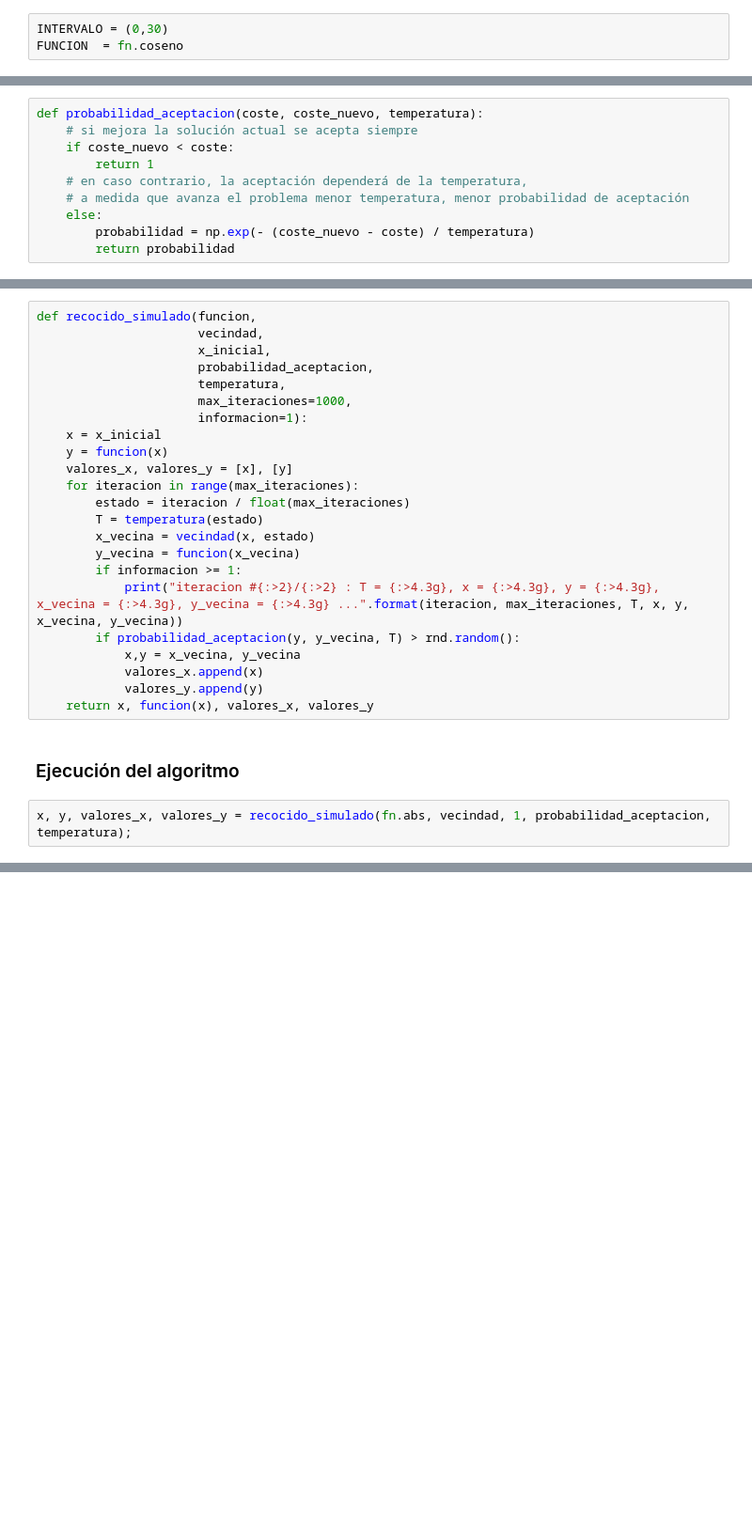
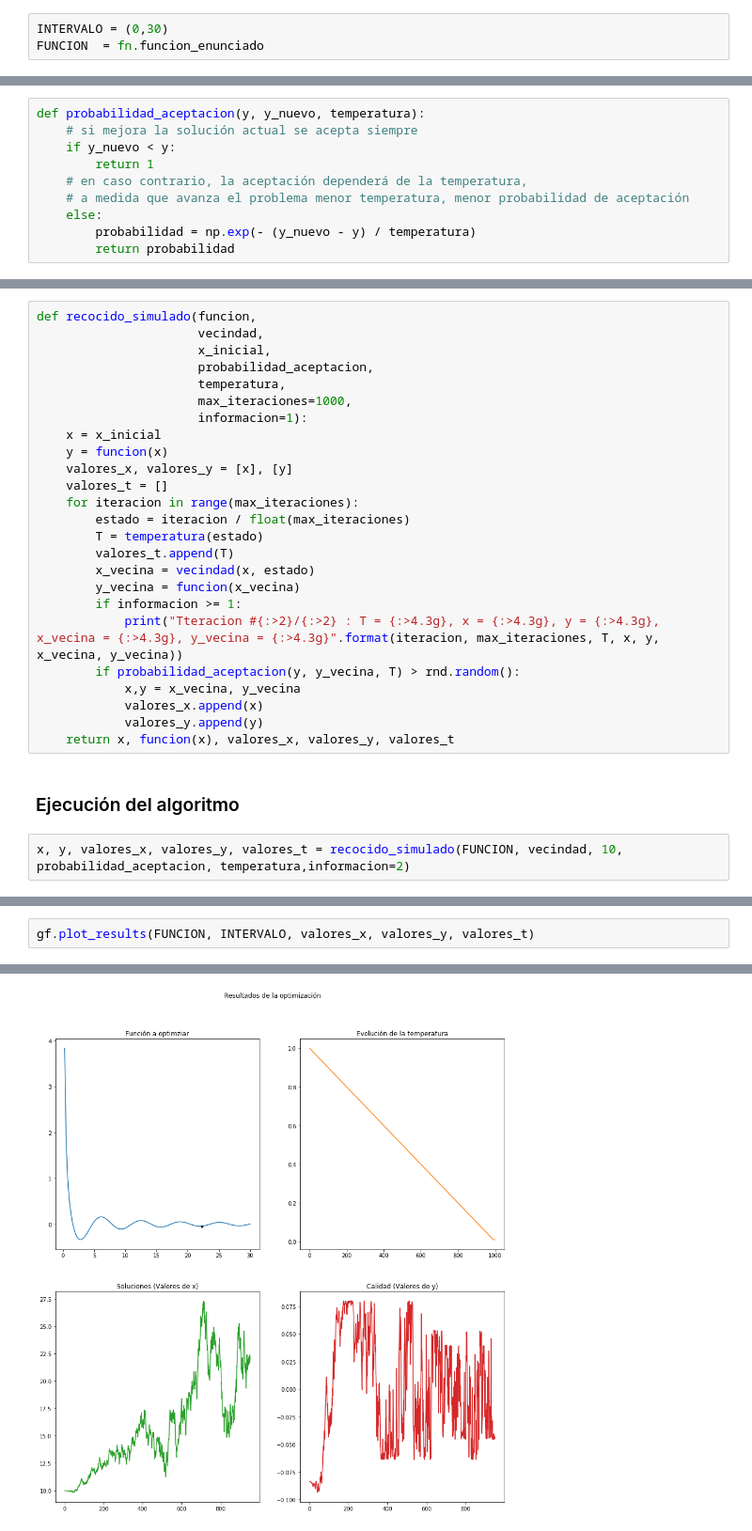
Before and after one commit to scaverod/MinFun-SA, a Jupyter notebook: enunciado.ipynb, the cells around one changed output, grey strips where cells are left out. Shown at 94% size. Cells and saved outputs as stored; diff of their text form; blank space fills up the shorter version.

```diff
--- a/enunciado.ipynb
+++ b/enunciado.ipynb
@@ -28,7 +29,7 @@ Se han cargado todas las librerias necesaias
 #### Seleccionar la función a optimizar, definir el intervalo.
 # %%
 INTERVALO = (0,30)
-FUNCION  = fn.coseno
+FUNCION  = fn.funcion_enunciado
 # %% [markdown]
 ### Funciones del algoritmo
 # %% [markdown]
@@ -41,14 +42,14 @@ def vecindad(x, movimiento=1):
 # %% [markdown]
 Probabilidad con la que se va a aceptar una solución
 # %%
-def probabilidad_aceptacion(coste, coste_nuevo, temperatura):
+def probabilidad_aceptacion(y, y_nuevo, temperatura):
     # si mejora la solución actual se acepta siempre
-    if coste_nuevo < coste:
+    if y_nuevo < y:
         return 1
     # en caso contrario, la aceptación dependerá de la temperatura,
     # a medida que avanza el problema menor temperatura, menor probabilidad de aceptación
     else:
-        probabilidad = np.exp(- (coste_nuevo - coste) / temperatura)
+        probabilidad = np.exp(- (y_nuevo - y) / temperatura)
         return probabilidad
 # %% [markdown]
 Variación de la temperatura a medida que avanza el algoritmo
@@ -70,20 +71,22 @@ def recocido_simulado(funcion,
     x = x_inicial
     y = funcion(x)
     valores_x, valores_y = [x], [y]
+    valores_t = []
     for iteracion in range(max_iteraciones):
         estado = iteracion / float(max_iteraciones)
         T = temperatura(estado)
+        valores_t.append(T)
         x_vecina = vecindad(x, estado)
         y_vecina = funcion(x_vecina)
         if informacion >= 1:
-            print("iteracion #{:>2}/{:>2} : T = {:>4.3g}, x = {:>4.3g}, y = {:>4.3g}, x_vecina = {:>4.3g}, y_vecina = {:>4.3g} ...".format(iteracion, max_iteraciones, T, x, y, x_vecina, y_vecina))
+            print("Tteracion #{:>2}/{:>2} : T = {:>4.3g}, x = {:>4.3g}, y = {:>4.3g}, x_vecina = {:>4.3g}, y_vecina = {:>4.3g}".format(iteracion, max_iteraciones, T, x, y, x_vecina, y_vecina))
         if probabilidad_aceptacion(y, y_vecina, T) > rnd.random():
             x,y = x_vecina, y_vecina
             valores_x.append(x)
             valores_y.append(y)
-    return x, funcion(x), valores_x, valores_y
+    return x, funcion(x), valores_x, valores_y, valores_t
 # %% [markdown]
 ### Ejecución del algoritmo
 # %%
-x, y, valores_x, valores_y = recocido_simulado(fn.abs, vecindad, 1, probabilidad_aceptacion, temperatura);
+x, y, valores_x, valores_y, valores_t = recocido_simulado(FUNCION, vecindad, 10, probabilidad_aceptacion, temperatura,informacion=2)
 # %% [output]
@@ -143,0 +112,3 @@ for x in values
+# %%
+gf.plot_results(FUNCION, INTERVALO, valores_x, valores_y, valores_t)
+# %% [output]
@@ -143,0 +117 @@ for x in values
+[figure, added]
```
Also changed, not shown: parts of 8 cells of this notebook, 2 other files.
